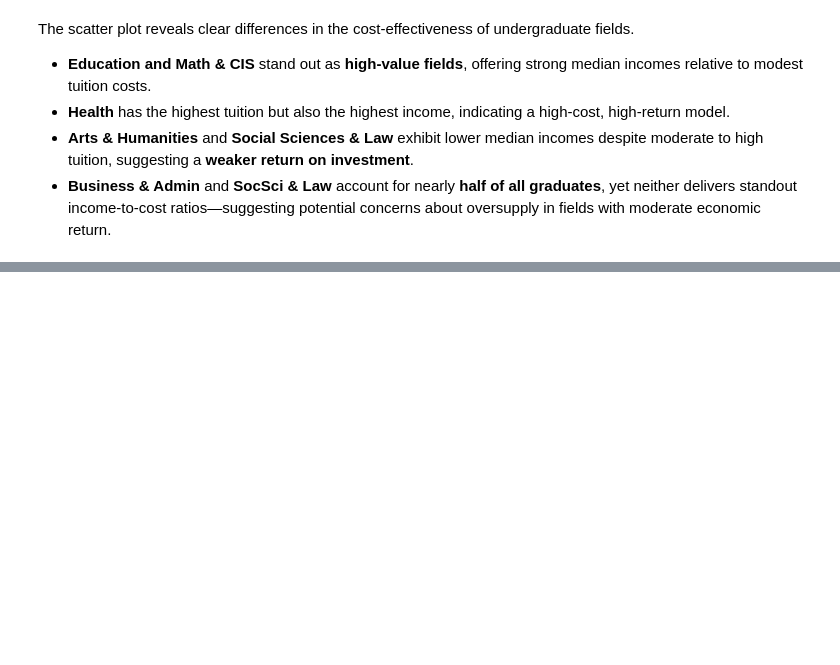
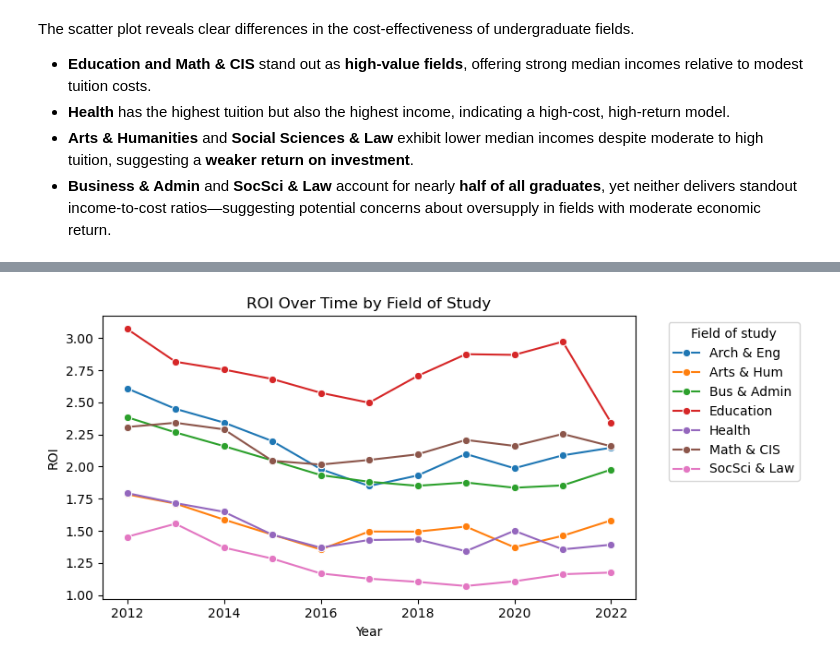
Before and after one commit to cdngouma/graduate-roi-canada, a Jupyter notebook: 02-analyze-education-roi.ipynb.ipynb, the cells around one changed output, grey strips where cells are left out. Drawn from its saved outputs; the diff is of its cells as text; code cells hidden in the pictures; blank space fills up the shorter version.

```diff
--- a/02-analyze-education-roi.ipynb.ipynb
+++ b/02-analyze-education-roi.ipynb.ipynb
@@ -203,2 +169,4 @@ Metrics are averaged over the three most recent years (2020–2022) to reflect c
 # %%
-plots.plot_saturation_circle_packing(data, staticPlot=False)
+plots.plot_roi_over_time(data, height=8.5, width=4)
+# %% [output]
+[figure, added]
```
Also changed, not shown: parts of 20 cells of this notebook, 1 other file.
